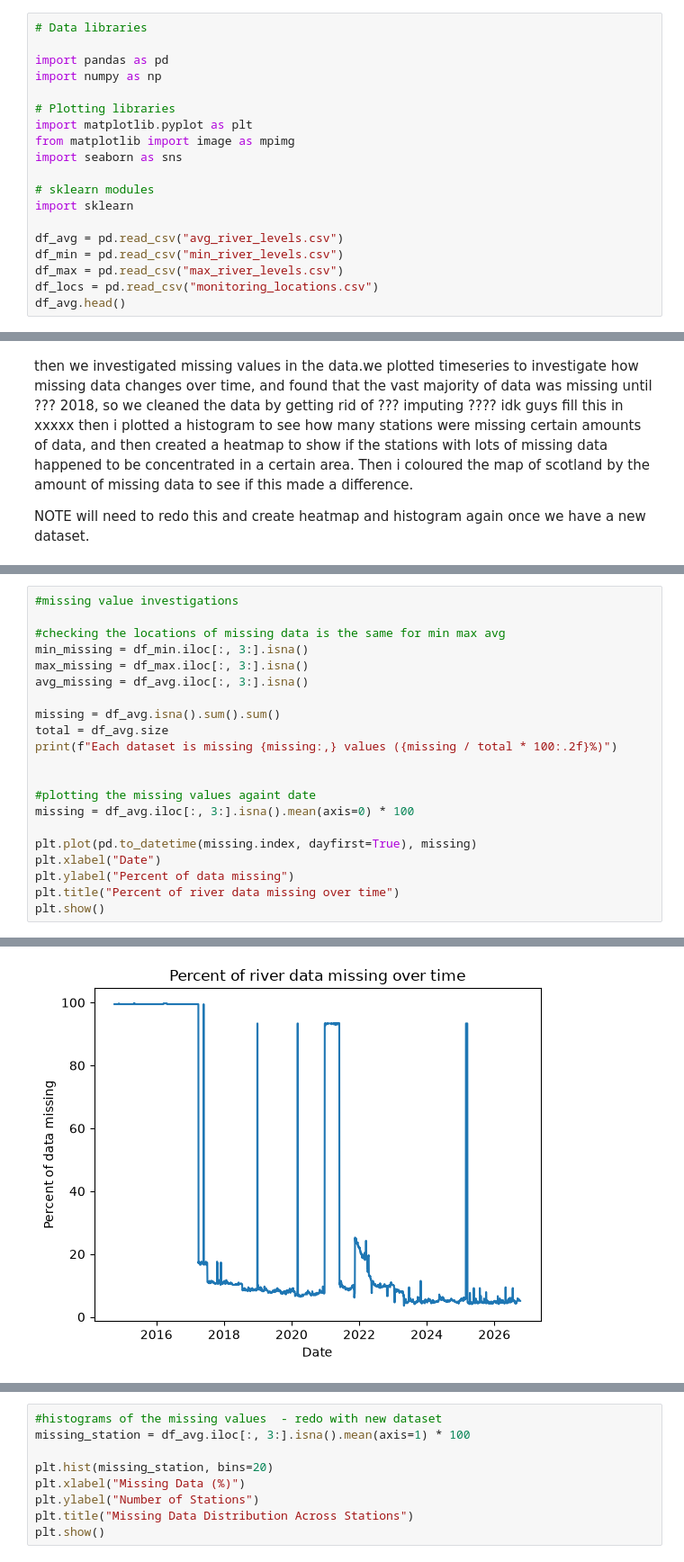
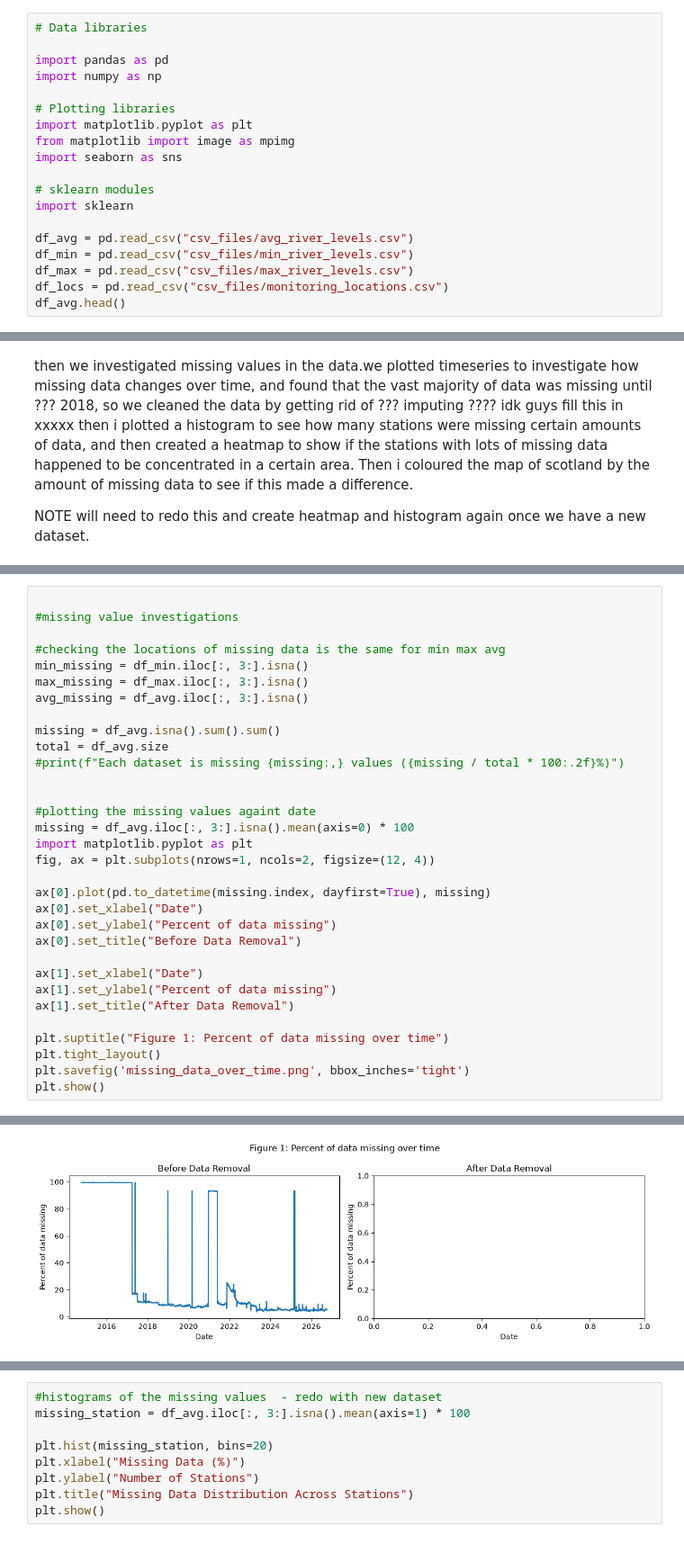
Before and after one commit to Emma-Deyell/MLP-PROJ, a Jupyter notebook: project_saba_clean.ipynb, the cells around one changed output, grey strips where cells are left out. Shown at 90% size. Drawn from its saved outputs; the diff is of its cells as text.

```diff
--- a/project_saba_clean.ipynb
+++ b/project_saba_clean.ipynb
@@ -14,10 +14,10 @@ import seaborn as sns
 # sklearn modules
 import sklearn
 
-df_avg = pd.read_csv("avg_river_levels.csv")
-df_min = pd.read_csv("min_river_levels.csv")
-df_max = pd.read_csv("max_river_levels.csv")
-df_locs = pd.read_csv("monitoring_locations.csv")
+df_avg = pd.read_csv("csv_files/avg_river_levels.csv")
+df_min = pd.read_csv("csv_files/min_river_levels.csv")
+df_max = pd.read_csv("csv_files/max_river_levels.csv")
+df_locs = pd.read_csv("csv_files/monitoring_locations.csv")
 df_avg.head()
 # %% [output]
 |  | County | Station_Name | Observation_ID | 05/10/2014 | 06/10/2014 | 07/10/2014 | 08/10/2014 | 09/10/2014 | ... |
@@ -55,4 +230,5 @@ NOTE will need to redo this and create heatmap and histogram again once we have
 # %%
+
 #missing value investigations
 
 #checking the locations of missing data is the same for min max avg
@@ -62,15 +238,25 @@ avg_missing = df_avg.iloc[:, 3:].isna()
 
 missing = df_avg.isna().sum().sum()
 total = df_avg.size
-print(f"Each dataset is missing {missing:,} values ({missing / total * 100:.2f}%)")
+#print(f"Each dataset is missing {missing:,} values ({missing / total * 100:.2f}%)")
 
 
 #plotting the missing values againt date
 missing = df_avg.iloc[:, 3:].isna().mean(axis=0) * 100
+import matplotlib.pyplot as plt
+fig, ax = plt.subplots(nrows=1, ncols=2, figsize=(12, 4))
 
-plt.plot(pd.to_datetime(missing.index, dayfirst=True), missing)
-plt.xlabel("Date")
-plt.ylabel("Percent of data missing")
-plt.title("Percent of river data missing over time")
+ax[0].plot(pd.to_datetime(missing.index, dayfirst=True), missing)
+ax[0].set_xlabel("Date")
+ax[0].set_ylabel("Percent of data missing")
+ax[0].set_title("Before Data Removal")
+
+ax[1].set_xlabel("Date")
+ax[1].set_ylabel("Percent of data missing")
+ax[1].set_title("After Data Removal")
+
+plt.suptitle("Figure 1: Percent of data missing over time")
+plt.tight_layout()
+plt.savefig('missing_data_over_time.png', bbox_inches='tight')
 plt.show()
 # %% [output]
@@ -78 +263 @@ Each dataset is missing 525,877 values (30.61%)
-[figure, old version]
+[figure, new version]
```
Also changed, not shown: parts of 7 cells of this notebook, 5 other files.
